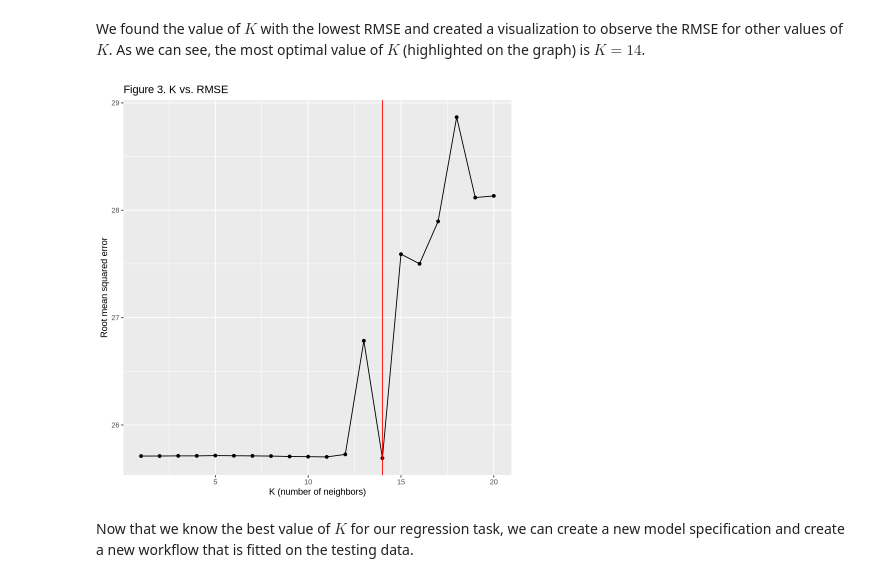
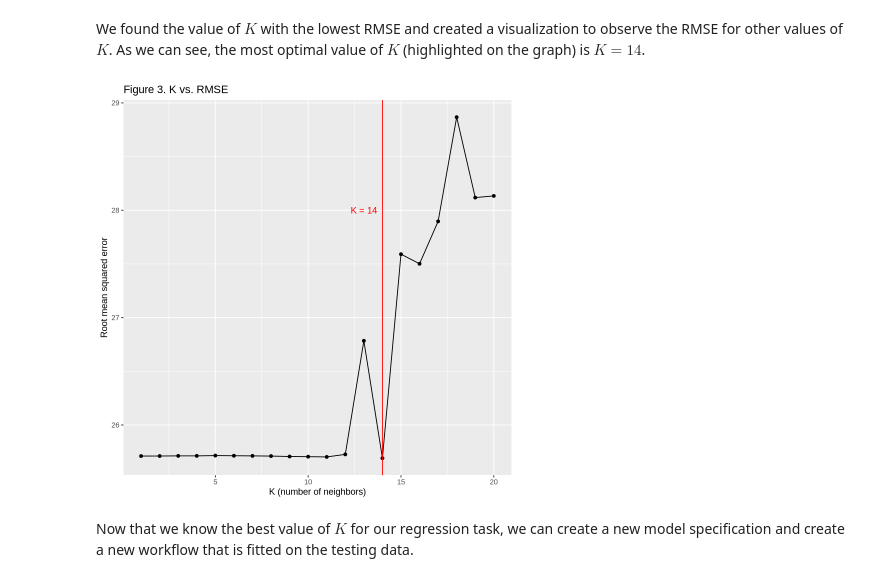
Before and after one commit to Xh193/ubc-dsci100-21, a Jupyter notebook: group-project.ipynb, the cells around one changed output. Saved outputs shown, nothing was run; the diff lists cells and outputs as text; code cells hidden in the pictures.

Commit message:
add annotation to tuning visualization

```diff
--- a/group-project.ipynb
+++ b/group-project.ipynb
@@ -233,16 +233,17 @@ We found the value of $K$ with the lowest RMSE and created a visualization to ob
 # %%
 optimal_k <- tuned_rmse |>
     slice_min(mean, n = 1) |>
     pull(neighbors)
 
 ggplot(tuned_rmse, aes(x = neighbors, y = mean)) +
     geom_point() + geom_line() +
     geom_vline(xintercept = optimal_k, color = "red") +
+    annotate("text", x = 13, y = 28, color = "red", label = paste("K =", optimal_k)) +
     xlab("K (number of neighbors)") +
     ylab("Root mean squared error") +
     ggtitle("Figure 3. K vs. RMSE")
 # %% [output]
-[figure, old version]
+[figure, new version]
 # %% [markdown]
 Now that we know the best value of $K$ for our regression task, we can create a new model specification and create a new workflow that is fitted on the testing data.
 # %%
```
